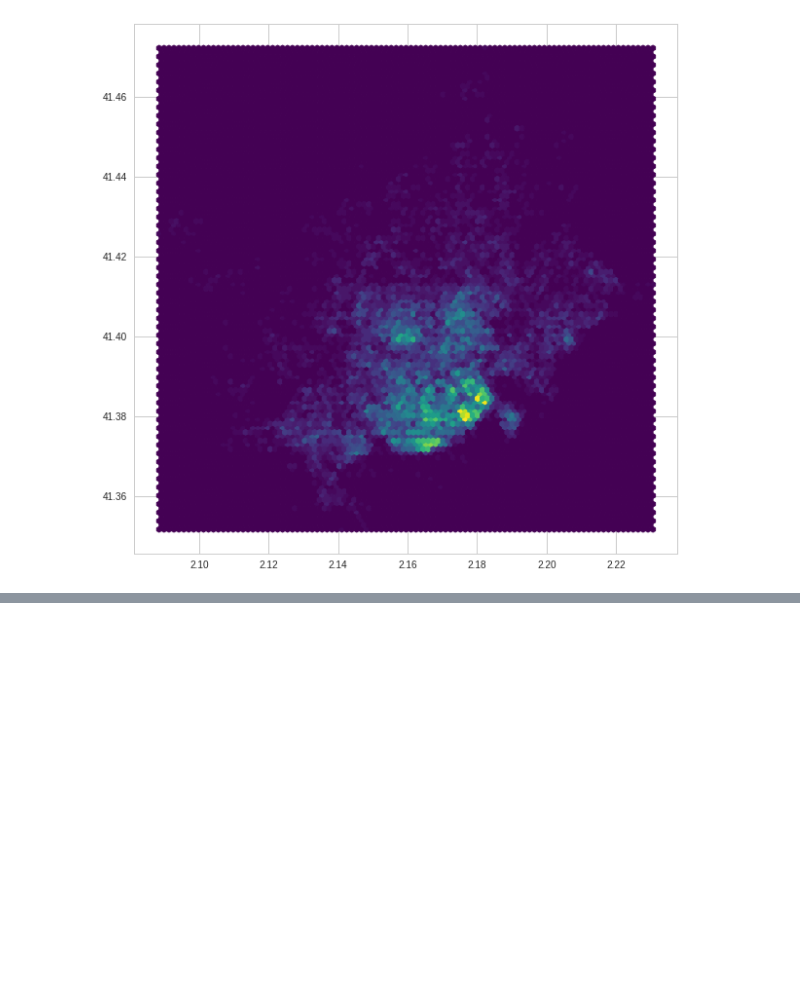
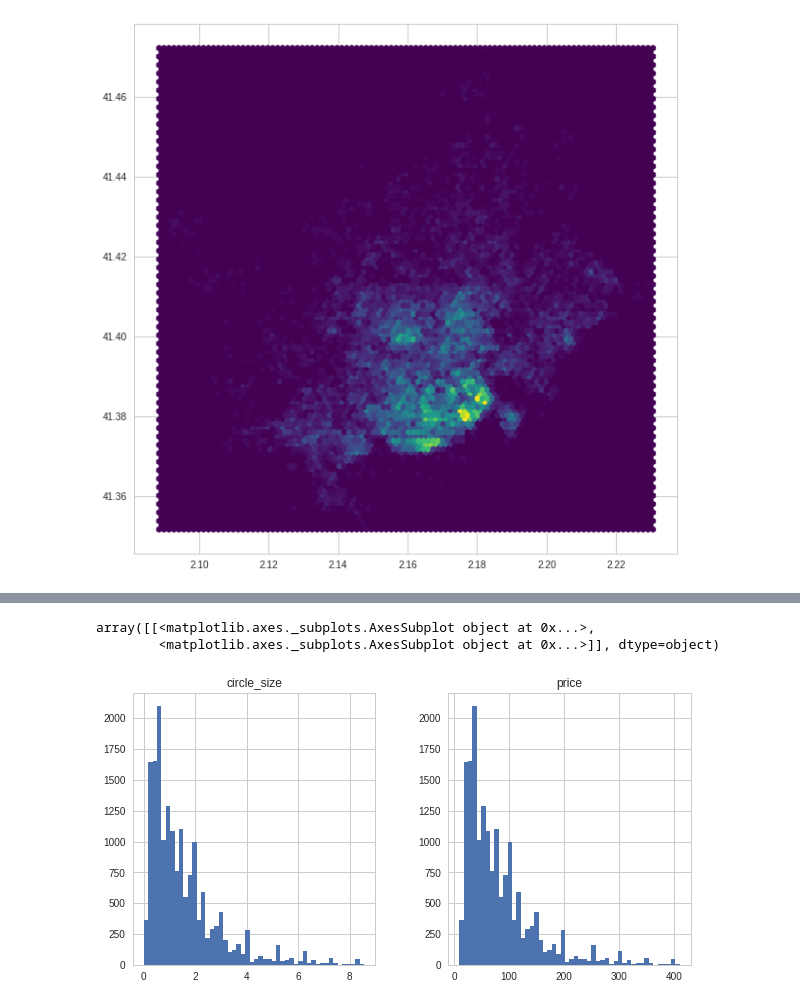
Before and after one commit to dsolanno/BarcelonaRentsStatus, a Jupyter notebook: airbnb data exploration/maps.ipynb, the cells around one changed output, grey strips where cells are left out. Saved outputs shown, nothing was run; the diff lists cells and outputs as text; code cells hidden in the pictures; blank space fills up the shorter version.

```diff
--- a/airbnb data exploration/maps.ipynb
+++ b/airbnb data exploration/maps.ipynb
@@ -37,3 +45,11 @@ ax.hexbin(listings.longitude,listings.latitude,gridsize=100,cmap='viridis')
+# %%
+ls_oly_pz = listings[listings.price-listings.price.mean()< (2*listings.price.std())]
+# %%
+ls_oly_pz[["circle_size","price"]].hist(bins=50,figsize=(10,5))
+# %% [output]
+array([[<matplotlib.axes._subplots.AxesSubplot object at 0x...>,
+        <matplotlib.axes._subplots.AxesSubplot object at 0x...>]], dtype=object)
+[figure, added]
 # %%
 from bokeh.io import output_file, show
 from bokeh.models import (
```
Also changed, not shown: parts of 6 cells of this notebook, 1 other file.
